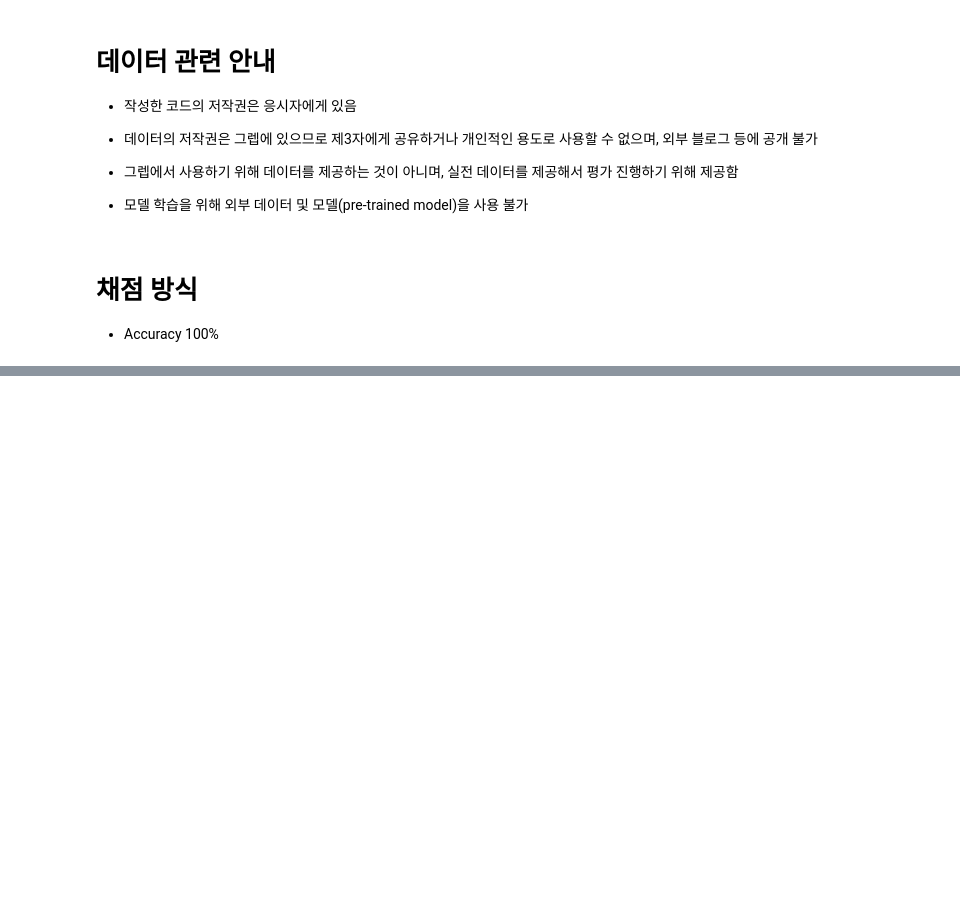
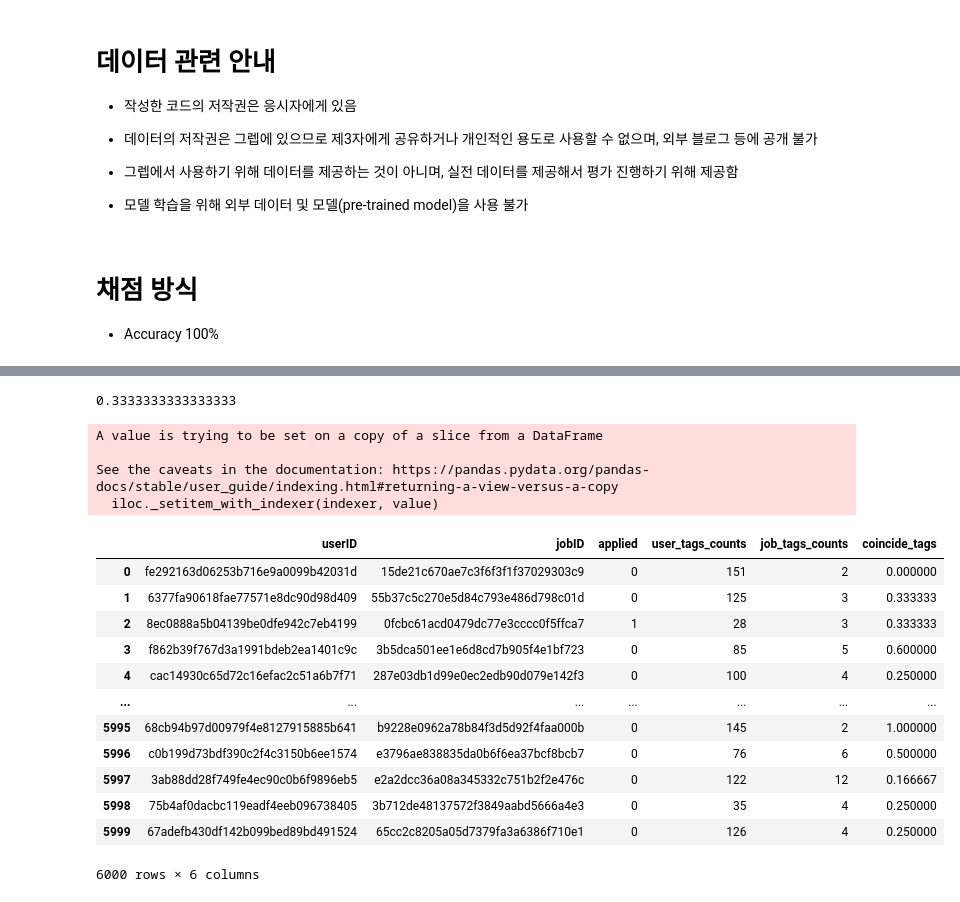
Before and after one commit to RyanKor/dev-match-recommendation, a Jupyter notebook: recommendation_system.ipynb, the cells around one changed output, grey strips where cells are left out. Saved outputs shown, nothing was run; the diff lists cells and outputs as text; code cells hidden in the pictures; blank space fills up the shorter version.

```diff
--- a/recommendation_system.ipynb
+++ b/recommendation_system.ipynb
@@ -117,0 +389,31 @@
+# %%
+calculate_tags_ratio('8ec0888a5b04139be0dfe942c7eb4199', '0fcbc61acd0479dc77e3cccc0f5ffca7')
+# %% [output]
+0.3333333333333333
+# %%
+train_all['coincide_tags'] = 0
+train_all
+
+for i in range(len(train_all)):
+    train_all['coincide_tags'].iloc[i] = calculate_tags_ratio(train_all['userID'].iloc[i], train_all['jobID'].iloc[i])
+# %% [output]
+A value is trying to be set on a copy of a slice from a DataFrame
+
+See the caveats in the documentation: https://pandas.pydata.org/pandas-docs/stable/user_guide/indexing.html#returning-a-view-versus-a-copy
+  iloc._setitem_with_indexer(indexer, value)
+# %%
+train_all
+# %% [output]
+|  | userID | jobID | applied | user_tags_counts | job_tags_counts | coincide_tags |
+| 0 | fe292163d06253b716e9a0099b42031d | 15de21c670ae7c3f6f3f1f37029303c9 | 0 | 151 | 2 | 0.000000 |
+| 1 | 6377fa90618fae77571e8dc90d98d409 | 55b37c5c270e5d84c793e486d798c01d | 0 | 125 | 3 | 0.333333 |
+| 2 | 8ec0888a5b04139be0dfe942c7eb4199 | 0fcbc61acd0479dc77e3cccc0f5ffca7 | 1 | 28 | 3 | 0.333333 |
+| 3 | f862b39f767d3a1991bdeb2ea1401c9c | 3b5dca501ee1e6d8cd7b905f4e1bf723 | 0 | 85 | 5 | 0.600000 |
+| 4 | cac14930c65d72c16efac2c51a6b7f71 | 287e03db1d99e0ec2edb90d079e142f3 | 0 | 100 | 4 | 0.250000 |
+| ... | ... | ... | ... | ... | ... | ... |
+| 5995 | 68cb94b97d00979f4e8127915885b641 | b9228e0962a78b84f3d5d92f4faa000b | 0 | 145 | 2 | 1.000000 |
+| 5996 | c0b199d73bdf390c2f4c3150b6ee1574 | e3796ae838835da0b6f6ea37bcf8bcb7 | 0 | 76 | 6 | 0.500000 |
+| 5997 | 3ab88dd28f749fe4ec90c0b6f9896eb5 | e2a2dcc36a08a345332c751b2f2e476c | 0 | 122 | 12 | 0.166667 |
+| 5998 | 75b4af0dacbc119eadf4eeb096738405 | 3b712de48137572f3849aabd5666a4e3 | 0 | 35 | 4 | 0.250000 |
+| 5999 | 67adefb430df142b099bed89bd491524 | 65cc2c8205a05d7379fa3a6386f710e1 | 0 | 126 | 4 | 0.250000 |
+6000 rows × 6 columns
```
Also changed, not shown: parts of 35 cells of this notebook.
